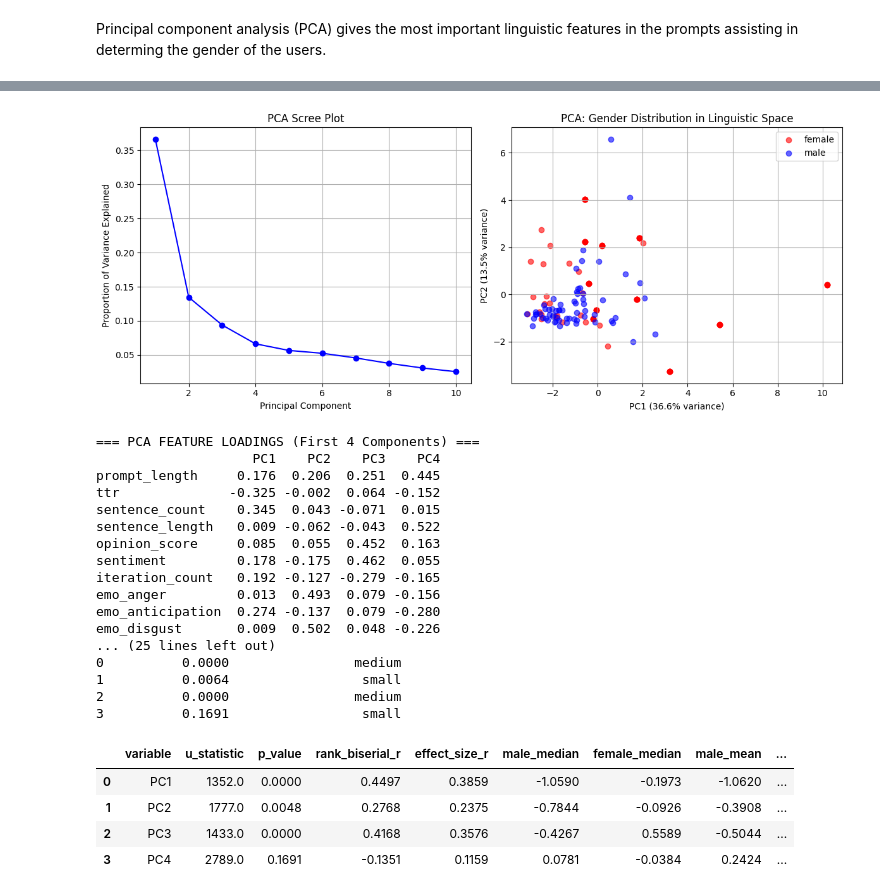
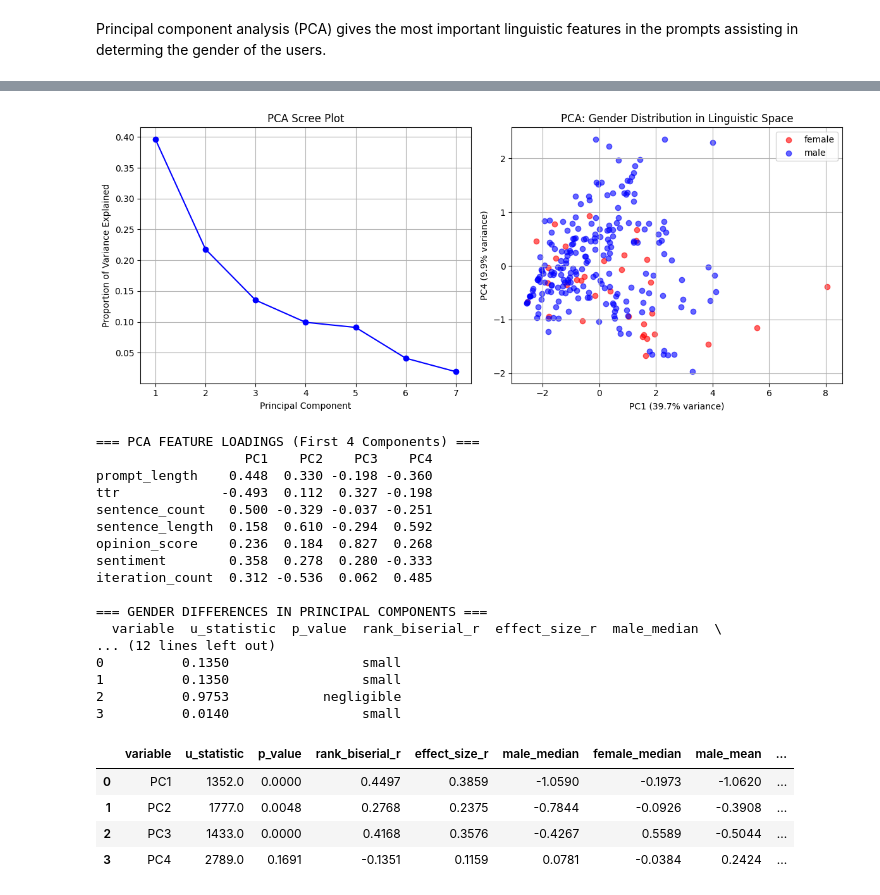
Before and after one commit to AlizaRK/hmi-ai-prompting, a Jupyter notebook: data-analysis/analysis_basics.ipynb, the cells around one changed output, grey strips where cells are left out. Saved outputs shown, nothing was run; the diff lists cells and outputs as text; code cells hidden in the pictures.

```diff
--- a/data-analysis/analysis_basics.ipynb
+++ b/data-analysis/analysis_basics.ipynb
@@ -1667,20 +1694,3 @@ def interpret_effect_size(r):
 ## Comprehensive Hypothesis Testing with Multiple Comparisons Correction
 # %% [markdown]
 ### Hypothesis A: Lexical and Interpersonal Features
-# %%
-hypothesis_a_dvs = [
-    'ttr', 'emo_anger', 'emo_anticipation', 'emo_disgust',
-    'emo_fear', 'emo_joy', 'emo_negative', 'emo_positive',
-    'emo_sadness', 'emo_surprise', 'emo_trust',
-    'pron_first', 'pron_second', 'pron_third',
-    'phatic_expressions', 'opinion_score', 'sentiment'
-]
-
-hypothesis_a_results = []
-for dv in hypothesis_a_dvs:
-    if dv in grouped_conversations.columns:
-        result = enhanced_mann_whitney_test(dv, grouped_conversations)
-        hypothesis_a_results.append(result)
-
-results_df_a = pd.DataFrame(hypothesis_a_results)
-results_df_a.tail()
@@ -1777,16 +1730,0 @@ results_df_b.round(4)
-# %%
-hypothesis_d_dvs = ['iteration_count']
-hypothesis_d_results = []
-for dv in hypothesis_d_dvs:
-    if dv in grouped_conversations.columns:
-        result = enhanced_mann_whitney_test(dv, grouped_conversations)
-        hypothesis_d_results.append(result)
-results_df_d = pd.DataFrame(hypothesis_d_results)
-# No correction needed for single test, but keeping consistent format
-results_df_d['p_corrected_bh'] = results_df_d['p_value']
-results_df_d['p_corrected_bonf'] = results_df_d['p_value']
-results_df_d['effect_interpretation'] = results_df_d['effect_size_r'].apply(interpret_effect_size)
-results_df_d['significant_bh'] = results_df_d['p_value'] < 0.05
-results_df_d['significant_bonf'] = results_df_d['p_value'] < 0.05
-print("\n=== HYPOTHESIS D RESULTS ===")
-results_df_d.round(4)
@@ -1805,11 +1749,11 @@ Principal component analysis (PCA) gives the most important linguistic features
 linguistic_features = [
 'prompt_length', 'ttr', 'sentence_count', 'sentence_length',
 'opinion_score', 'sentiment', 'iteration_count'
-] + [col for col in grouped_conversations.columns if col.startswith(('emo_', 'pron_'))]
+] + [col for col in grouped_full.columns if col.startswith(('emo_', 'pron_'))]
 # %%
 # Select available features
-available_features = [f for f in linguistic_features if f in grouped_conversations.columns]
-pca_data = grouped_conversations[available_features + ['gender']].dropna()
+available_features = [f for f in linguistic_features if f in grouped_full.columns]
+pca_data = grouped_full[available_features + ['gender']].dropna()
 
 # Standardize features
 scaler = StandardScaler()
@@ -1843,61 +1787,61 @@ plt.subplot(1, 2, 2)
 colors = {'male': 'blue', 'female': 'red'}
 for gender in pca_df['gender'].unique():
     mask = pca_df['gender'] == gender
-    plt.scatter(pca_df.loc[mask, 'PC1'], pca_df.loc[mask, 'PC2'],
+    plt.scatter(pca_df.loc[mask, 'PC1'], pca_df.loc[mask, 'PC4'],
             c=colors.get(gender, 'gray'), label=gender, alpha=0.6)
 
 plt.xlabel(f'PC1 ({pca.explained_variance_ratio_[0]:.1%} variance)')
-plt.ylabel(f'PC2 ({pca.explained_variance_ratio_[1]:.1%} variance)')
+plt.ylabel(f'PC4 ({pca.explained_variance_ratio_[3]:.1%} variance)')
 plt.title('PCA: Gender Distribution in Linguistic Space')
 plt.legend()
 plt.grid(True)
 
 plt.tight_layout()
 plt.show()
 
 # Feature loadings
 loadings = pd.DataFrame(
     pca.components_[:4].T,  # First 4 components
     columns=[f'PC{i+1}' for i in range(4)],
     index=available_features
 )
 print("\n=== PCA FEATURE LOADINGS (First 4 Components) ===")
 print(loadings.round(3))
 
 # Test for gender differences in principal components
 pc_results = []
 for i in range(min(4, X_pca.shape[1])):
     pc_name = f'PC{i+1}'
     pca_df[pc_name] = X_pca[:, i]
-    result = enhanced_mann_whitney_test(pc_name, pca_df)
+    result = mann_whitney_test(pc_name, pca_df)
     pc_results.append(result)
 
 pc_results_df = pd.DataFrame(pc_results)
 if len(pc_results_df) > 0:
     pc_results_df['p_corrected_bh'] = false_discovery_control(pc_results_df['p_value'].values)
     pc_results_df['effect_interpretation'] = pc_results_df['effect_size_r'].apply(interpret_effect_size)
 
 print("\n=== GENDER DIFFERENCES IN PRINCIPAL COMPONENTS ===")
 print(pc_results_df.round(4))
 # %% [output]
-[figure, old version]
+[figure, new version]
 === PCA FEATURE LOADINGS (First 4 Components) ===
-                    PC1    PC2    PC3    PC4
-prompt_length     0.176  0.206  0.251  0.445
-ttr              -0.325 -0.002  0.064 -0.152
-sentence_count    0.345  0.043 -0.071  0.015
-sentence_length   0.009 -0.062 -0.043  0.522
-opinion_score     0.085  0.055  0.452  0.163
-sentiment         0.178 -0.175  0.462  0.055
-iteration_count   0.192 -0.127 -0.279 -0.165
-emo_anger         0.013  0.493  0.079 -0.156
-emo_anticipation  0.274 -0.137  0.079 -0.280
-emo_disgust       0.009  0.502  0.048 -0.226
-... (25 lines left out)
-0          0.0000                medium
-1          0.0064                 small
-2          0.0000                medium
-3          0.1691                 small
+                   PC1    PC2    PC3    PC4
+prompt_length    0.448  0.330 -0.198 -0.360
+ttr             -0.493  0.112  0.327 -0.198
+sentence_count   0.500 -0.329 -0.037 -0.251
+sentence_length  0.158  0.610 -0.294  0.592
+opinion_score    0.236  0.184  0.827  0.268
+sentiment        0.358  0.278  0.280 -0.333
+iteration_count  0.312 -0.536  0.062  0.485
+
+=== GENDER DIFFERENCES IN PRINCIPAL COMPONENTS ===
+  variable  u_statistic  p_value  rank_biserial_r  effect_size_r  male_median  \
+... (12 lines left out)
+0          0.1350                 small
+1          0.1350                 small
+2          0.9753            negligible
+3          0.0140                 small
 # %%
 pc_results_df.round(4)
 # %% [output]
```
Also changed, not shown: parts of 79 cells of this notebook, 1 other file.
